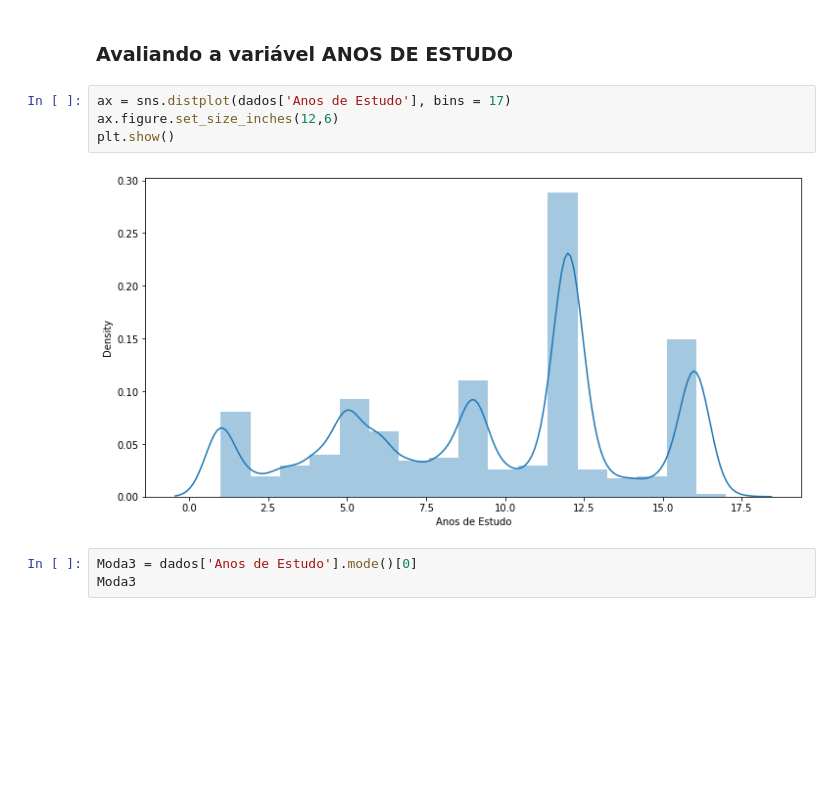
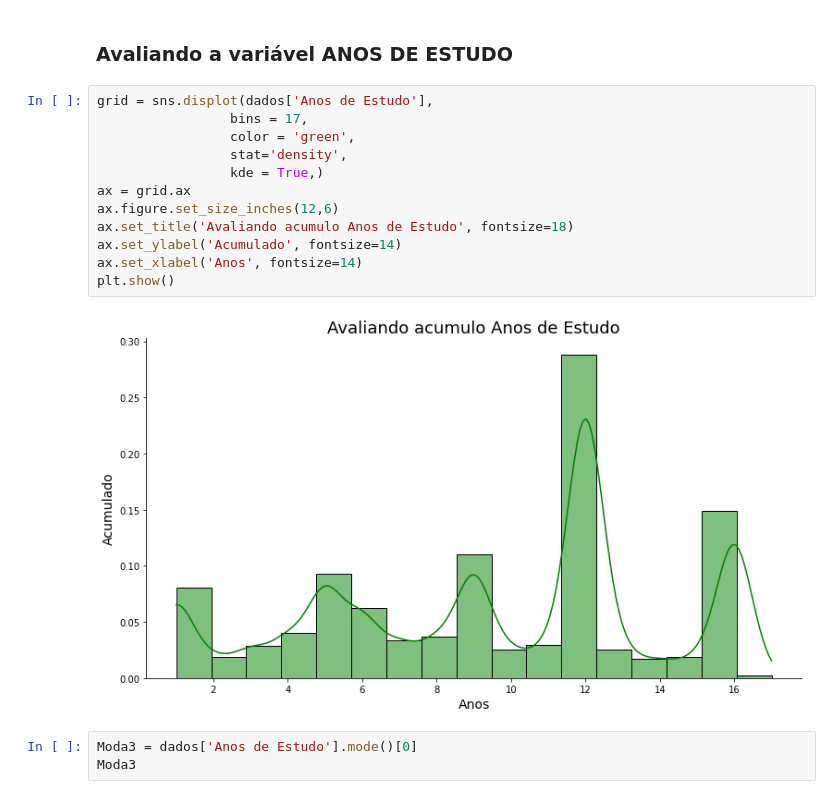
Before and after one commit to JulianoMata/curso_alura_estatistica_python, a Jupyter notebook: Curso_de_Estatística_Parte_1.ipynb, the cells around one changed output. Drawn from its saved outputs; the diff is of its cells as text; blank space fills up the shorter version.

```diff
--- a/Curso_de_Estatística_Parte_1.ipynb
+++ b/Curso_de_Estatística_Parte_1.ipynb
@@ -914,11 +946,19 @@ Media2
 # %% [markdown]
 ### Avaliando a variável ANOS DE ESTUDO
 # %%
-ax = sns.distplot(dados['Anos de Estudo'], bins = 17)
+grid = sns.displot(dados['Anos de Estudo'],
+                 bins = 17,
+                 color = 'green',
+                 stat='density',
+                 kde = True,)
+ax = grid.ax
 ax.figure.set_size_inches(12,6)
+ax.set_title('Avaliando acumulo Anos de Estudo', fontsize=18)
+ax.set_ylabel('Acumulado', fontsize=14)
+ax.set_xlabel('Anos', fontsize=14)
 plt.show()
 # %% [output]
-[figure, old version]
+[figure, new version]
 # %%
 Moda3 = dados['Anos de Estudo'].mode()[0]
 Moda3
```
Also changed, not shown: parts of 11 cells of this notebook.
